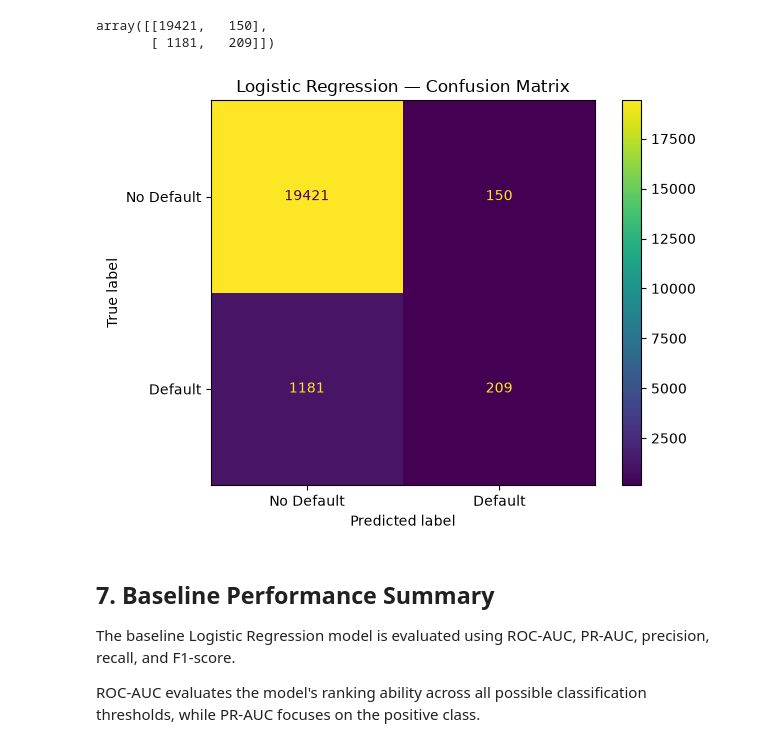
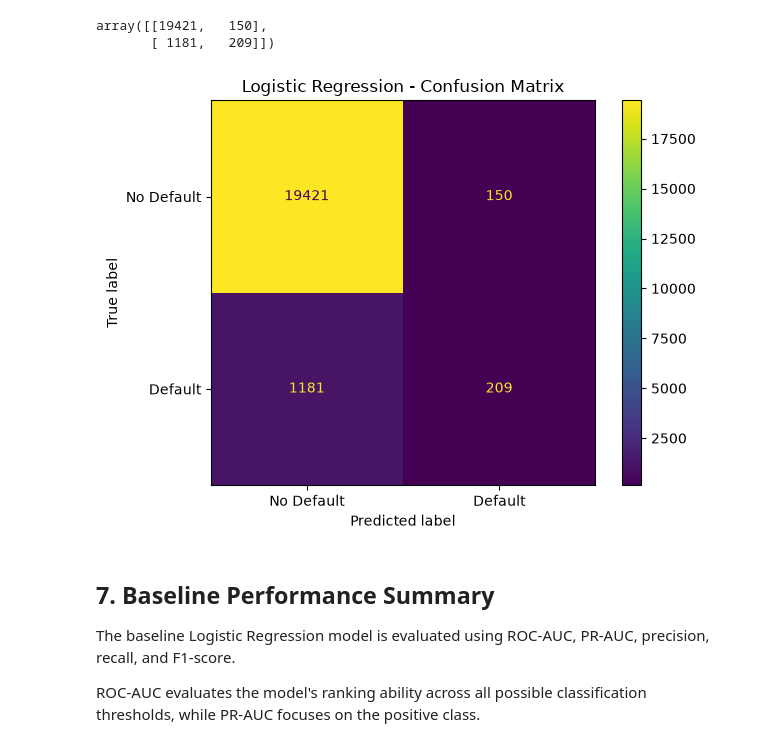
Before and after one commit to Randysman/credit_score, a Jupyter notebook: Modeling.ipynb, the cells around one changed output. Drawn from its saved outputs; the diff is of its cells as text; code cells hidden in the pictures.

```diff
--- a/Modeling.ipynb
+++ b/Modeling.ipynb
@@ -243,15 +244,15 @@ array([[19421,   150],
 # %%
 disp = ConfusionMatrixDisplay(
     confusion_matrix=cm,
     display_labels=['No Default', 'Default']
 )
 
 disp.plot()
-plt.title('Logistic Regression — Confusion Matrix')
+plt.title('Logistic Regression - Confusion Matrix')
 plt.tight_layout()
 plt.show()
 # %% [output]
-[figure, old version]
+[figure, new version]
 # %% [markdown]
 ## 7. Baseline Performance Summary
 
```
Also changed, not shown: parts of 26 cells of this notebook.
